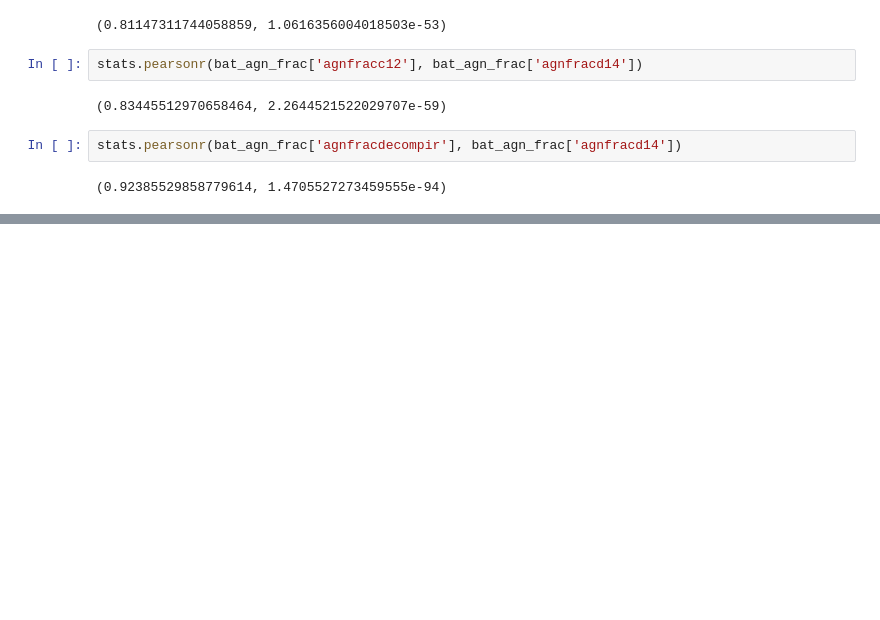
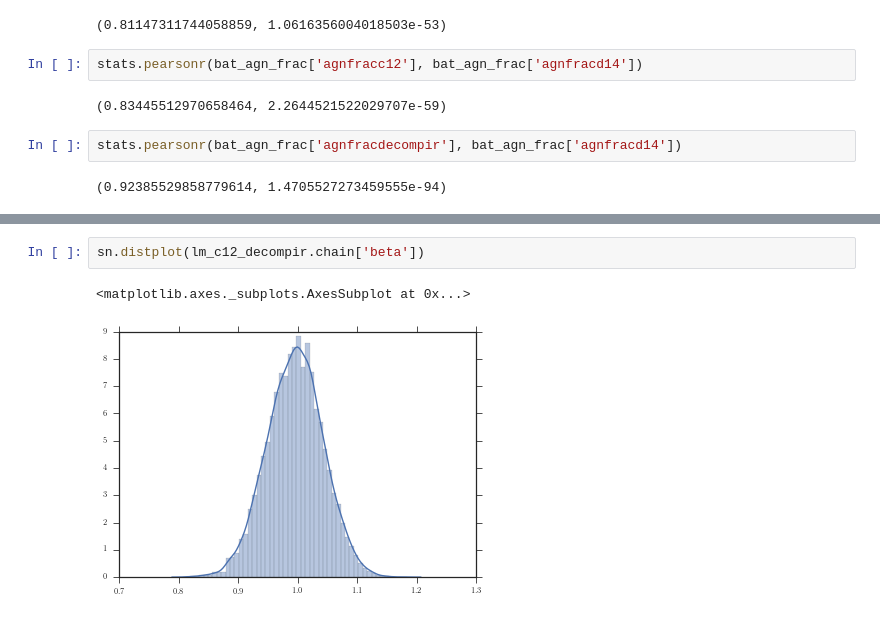
Before and after one commit to ttshimiz/bat-agn-sed-fitting-paper, a Jupyter notebook: ipython_notebooks/agn-frac-comparison.ipynb, the cells around one changed output, grey strips where cells are left out. Drawn from its saved outputs; the diff is of its cells as text; blank space fills up the shorter version.

```diff
--- a/ipython_notebooks/agn-frac-comparison.ipynb
+++ b/ipython_notebooks/agn-frac-comparison.ipynb
@@ -167,0 +184,5 @@ stats.pearsonr(bat_agn_frac['agnfracdecompir'], bat_agn_frac['agnfracd14'])
+# %%
+sn.distplot(lm_c12_decompir.chain['beta'])
+# %% [output]
+<matplotlib.axes._subplots.AxesSubplot at 0x...>
+[figure, added]
```
Also changed, not shown: parts of 19 cells of this notebook, 18 other files.
